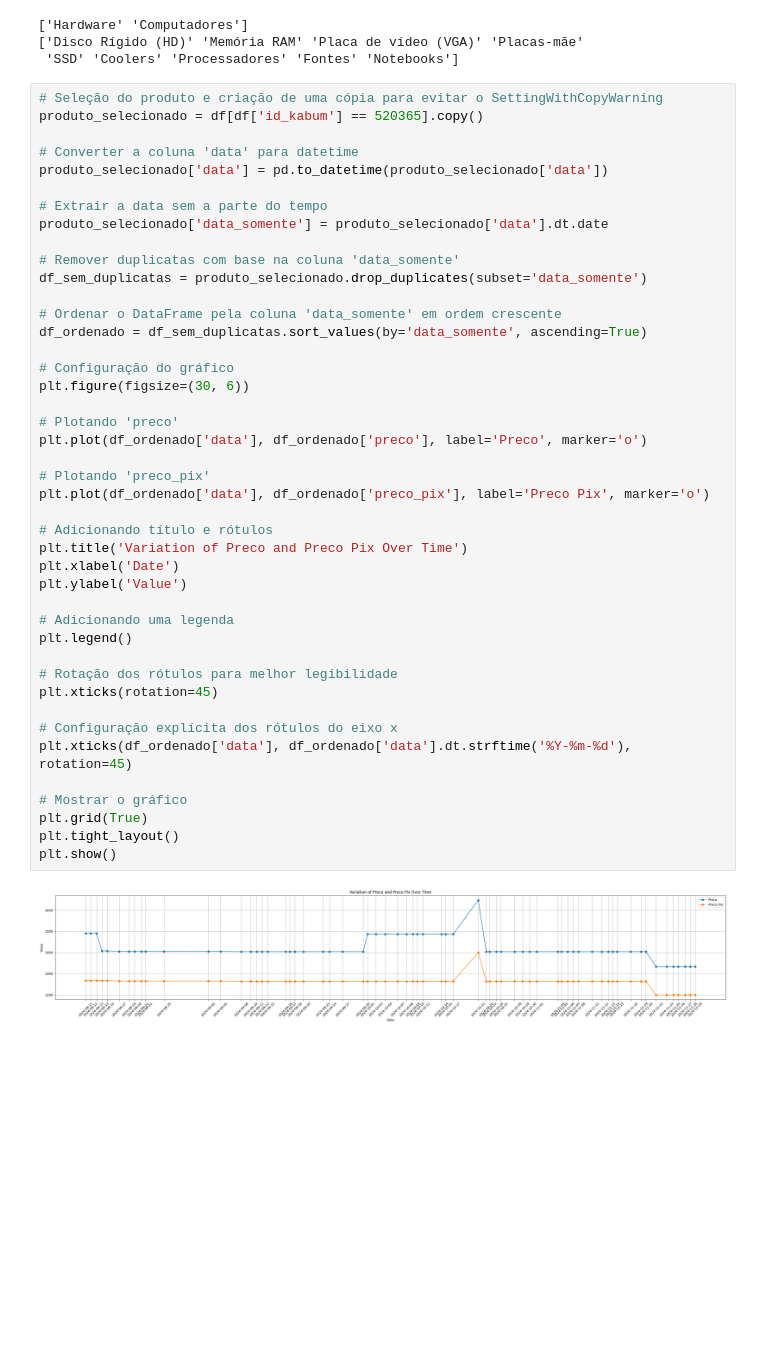
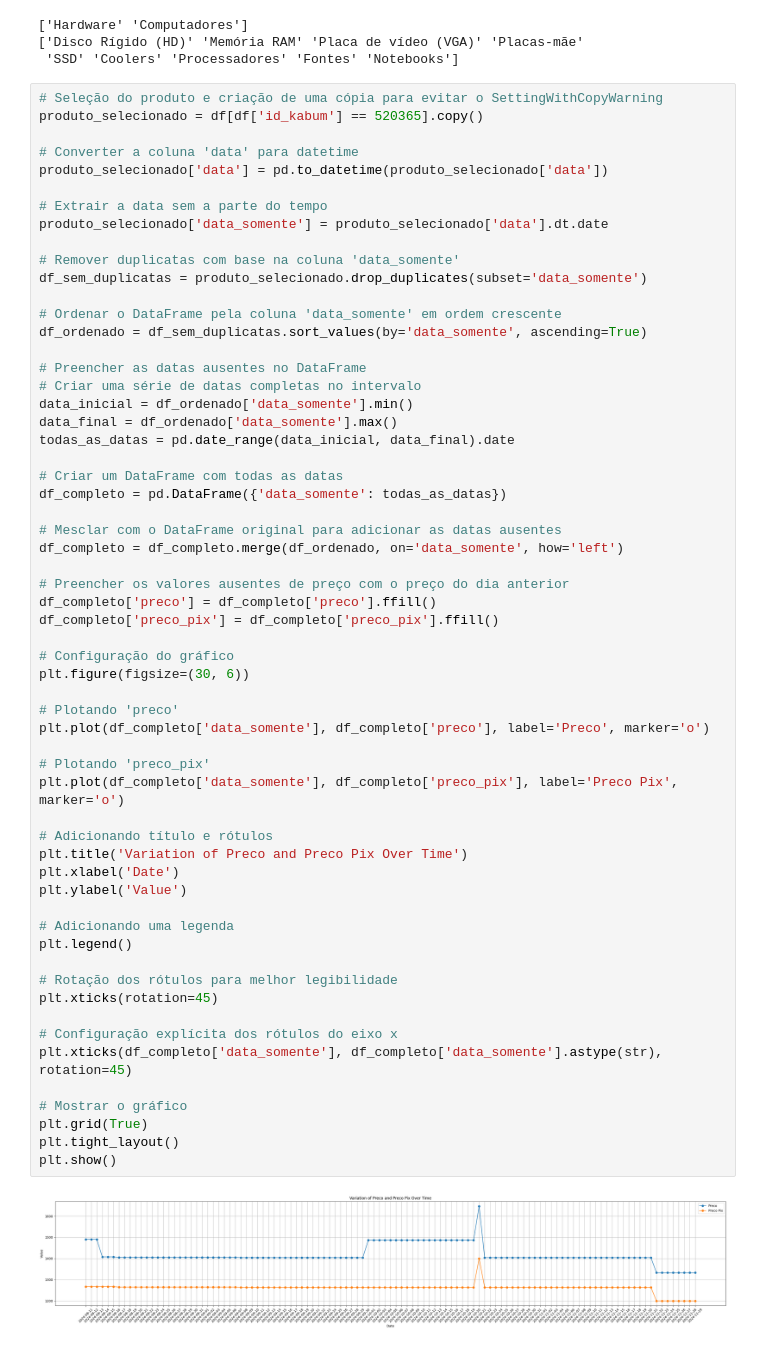
Before and after one commit to jojosuelobo/price-checker, a Jupyter notebook: secondMain.ipynb, the cells around one changed output. Cells and saved outputs as stored; diff of their text form; blank space fills up the shorter version.

```diff
--- a/secondMain.ipynb
+++ b/secondMain.ipynb
@@ -48,34 +48,50 @@ produto_selecionado['data_somente'] = produto_selecionado['data'].dt.date
 df_sem_duplicatas = produto_selecionado.drop_duplicates(subset='data_somente')
 
 # Ordenar o DataFrame pela coluna 'data_somente' em ordem crescente
 df_ordenado = df_sem_duplicatas.sort_values(by='data_somente', ascending=True)
 
+# Preencher as datas ausentes no DataFrame
+# Criar uma série de datas completas no intervalo
+data_inicial = df_ordenado['data_somente'].min()
+data_final = df_ordenado['data_somente'].max()
+todas_as_datas = pd.date_range(data_inicial, data_final).date
+
+# Criar um DataFrame com todas as datas
+df_completo = pd.DataFrame({'data_somente': todas_as_datas})
+
+# Mesclar com o DataFrame original para adicionar as datas ausentes
+df_completo = df_completo.merge(df_ordenado, on='data_somente', how='left')
+
+# Preencher os valores ausentes de preço com o preço do dia anterior
+df_completo['preco'] = df_completo['preco'].ffill()
+df_completo['preco_pix'] = df_completo['preco_pix'].ffill()
+
 # Configuração do gráfico
 plt.figure(figsize=(30, 6))
 
 # Plotando 'preco'
-plt.plot(df_ordenado['data'], df_ordenado['preco'], label='Preco', marker='o')
+plt.plot(df_completo['data_somente'], df_completo['preco'], label='Preco', marker='o')
 
 # Plotando 'preco_pix'
-plt.plot(df_ordenado['data'], df_ordenado['preco_pix'], label='Preco Pix', marker='o')
+plt.plot(df_completo['data_somente'], df_completo['preco_pix'], label='Preco Pix', marker='o')
 
 # Adicionando título e rótulos
 plt.title('Variation of Preco and Preco Pix Over Time')
 plt.xlabel('Date')
 plt.ylabel('Value')
 
 # Adicionando uma legenda
 plt.legend()
 
 # Rotação dos rótulos para melhor legibilidade
 plt.xticks(rotation=45)
 
 # Configuração explícita dos rótulos do eixo x
-plt.xticks(df_ordenado['data'], df_ordenado['data'].dt.strftime('%Y-%m-%d'), rotation=45)
+plt.xticks(df_completo['data_somente'], df_completo['data_somente'].astype(str), rotation=45)
 
 # Mostrar o gráfico
 plt.grid(True)
 plt.tight_layout()
 plt.show()
 # %% [output]
-[figure, old version]
+[figure, new version]
```
Also changed, not shown: parts of 2 cells of this notebook.
